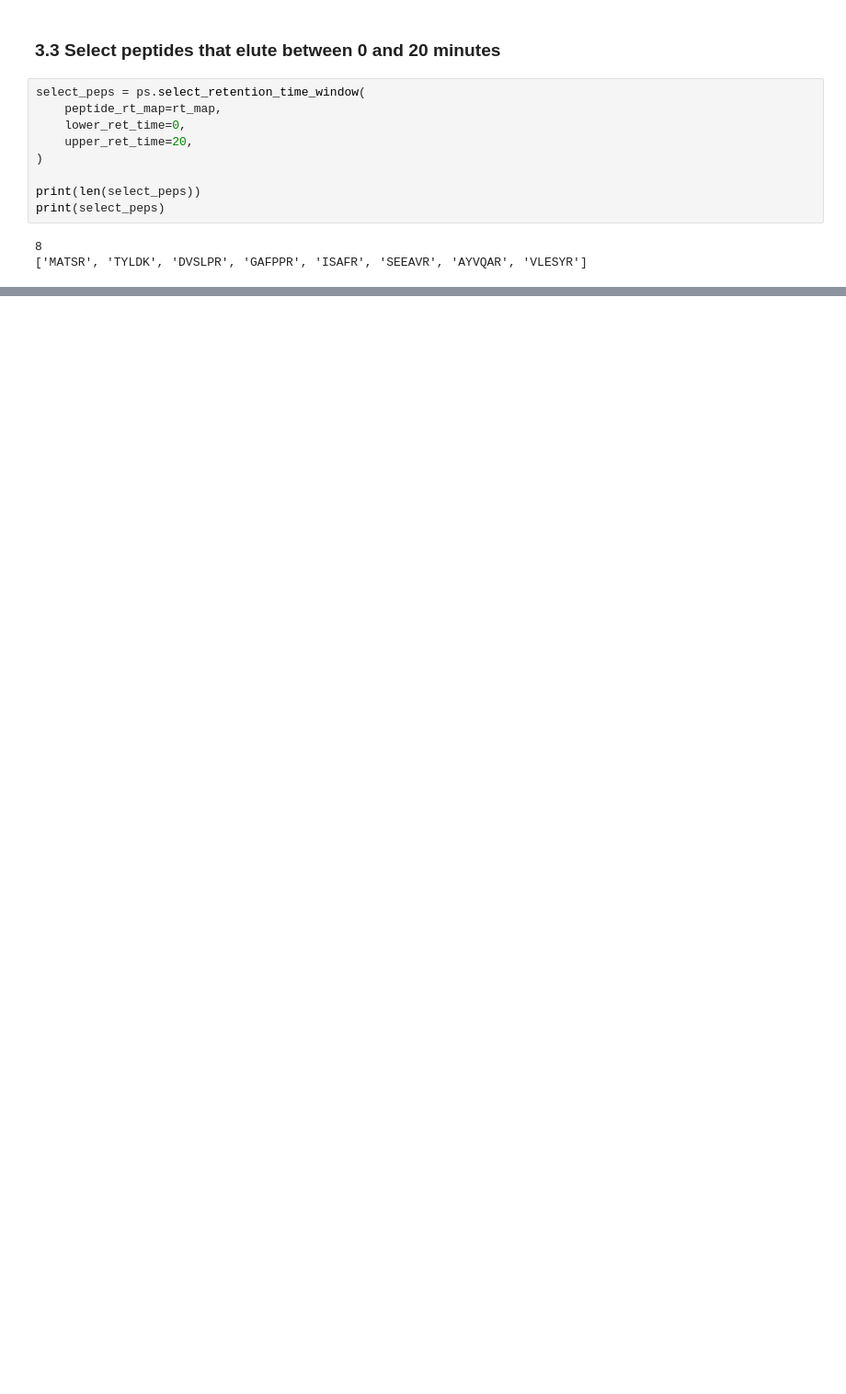
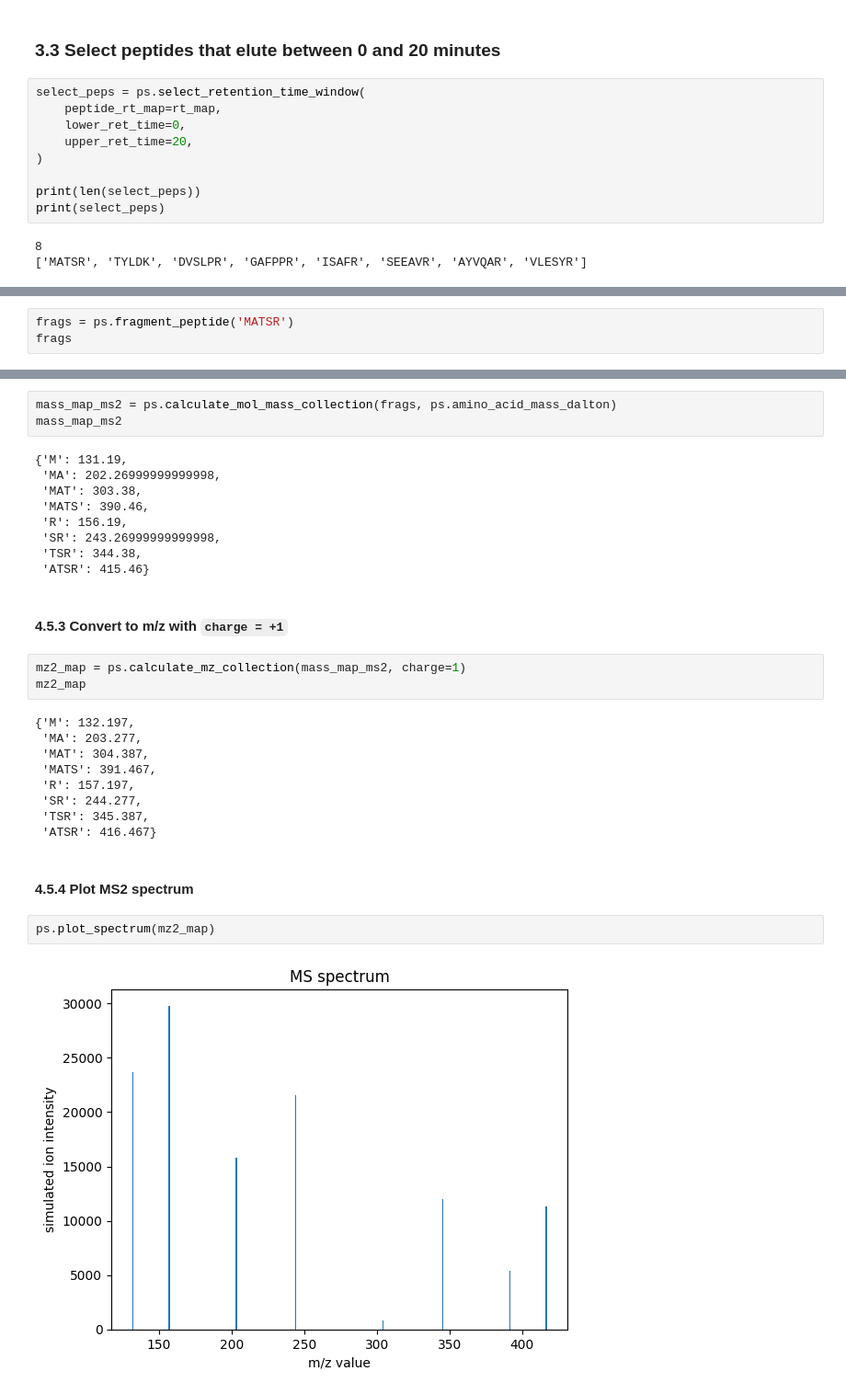
Before and after one commit to balint-bozoki/proteosim-balint, a Jupyter notebook: tutorials/ms_experiment_final.ipynb, the cells around one changed output, grey strips where cells are left out. Shown at 92% size. Saved outputs shown, nothing was run; the diff lists cells and outputs as text; blank space fills up the shorter version.

```diff
--- a/tutorials/ms_experiment_final.ipynb
+++ b/tutorials/ms_experiment_final.ipynb
@@ -110,0 +161,3 @@ print(select_peps)
+# %%
+frags = ps.fragment_peptide('MATSR')
+frags
@@ -110,0 +168,32 @@ print(select_peps)
+# %%
+mass_map_ms2 = ps.calculate_mol_mass_collection(frags, ps.amino_acid_mass_dalton)
+mass_map_ms2
+# %% [output]
+{'M': 131.19,
+ 'MA': 202.26999999999998,
+ 'MAT': 303.38,
+ 'MATS': 390.46,
+ 'R': 156.19,
+ 'SR': 243.26999999999998,
+ 'TSR': 344.38,
+ 'ATSR': 415.46}
+# %% [markdown]
+#### 4.5.3 Convert to m/z with `charge = +1`
+# %%
+mz2_map = ps.calculate_mz_collection(mass_map_ms2, charge=1)
+mz2_map
+# %% [output]
+{'M': 132.197,
+ 'MA': 203.277,
+ 'MAT': 304.387,
+ 'MATS': 391.467,
+ 'R': 157.197,
+ 'SR': 244.277,
+ 'TSR': 345.387,
+ 'ATSR': 416.467}
+# %% [markdown]
+#### 4.5.4 Plot MS2 spectrum
+# %%
+ps.plot_spectrum(mz2_map)
+# %% [output]
+[figure, added]
```
Also changed, not shown: parts of 11 cells of this notebook, 3 other files.
